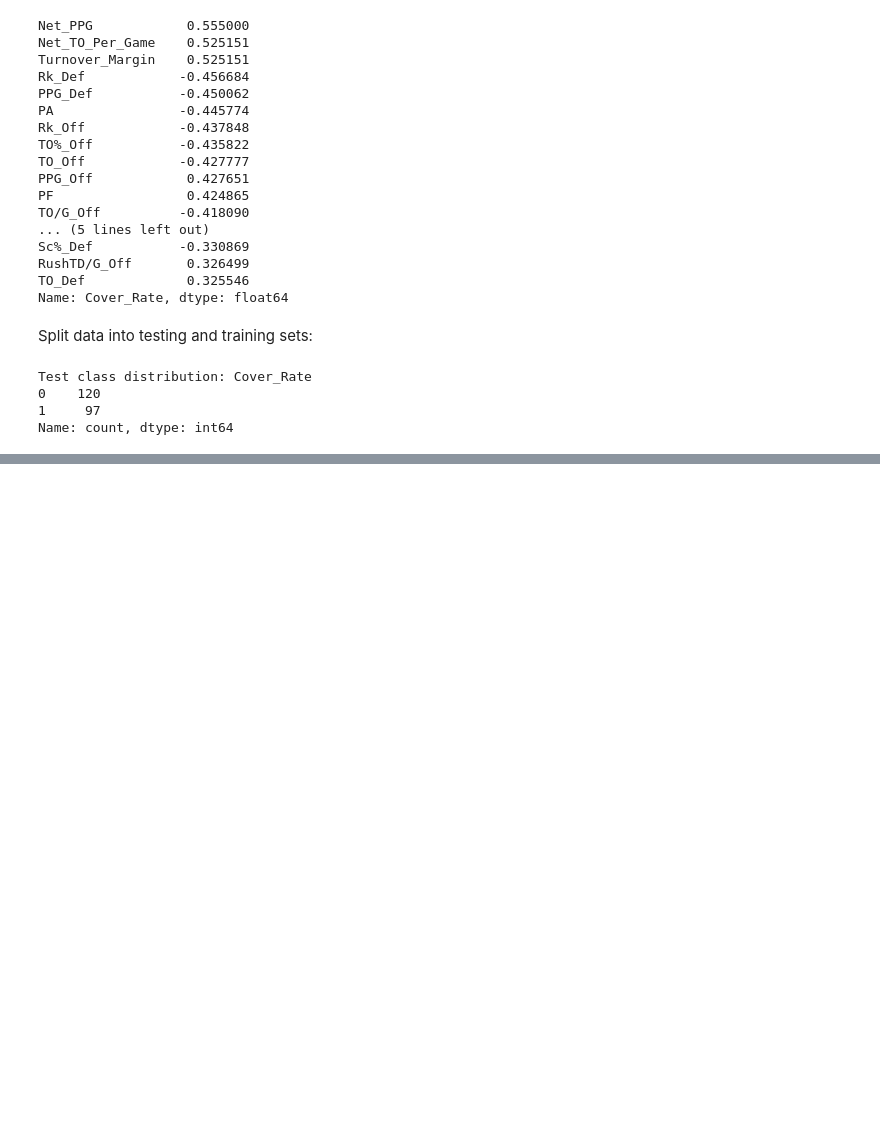
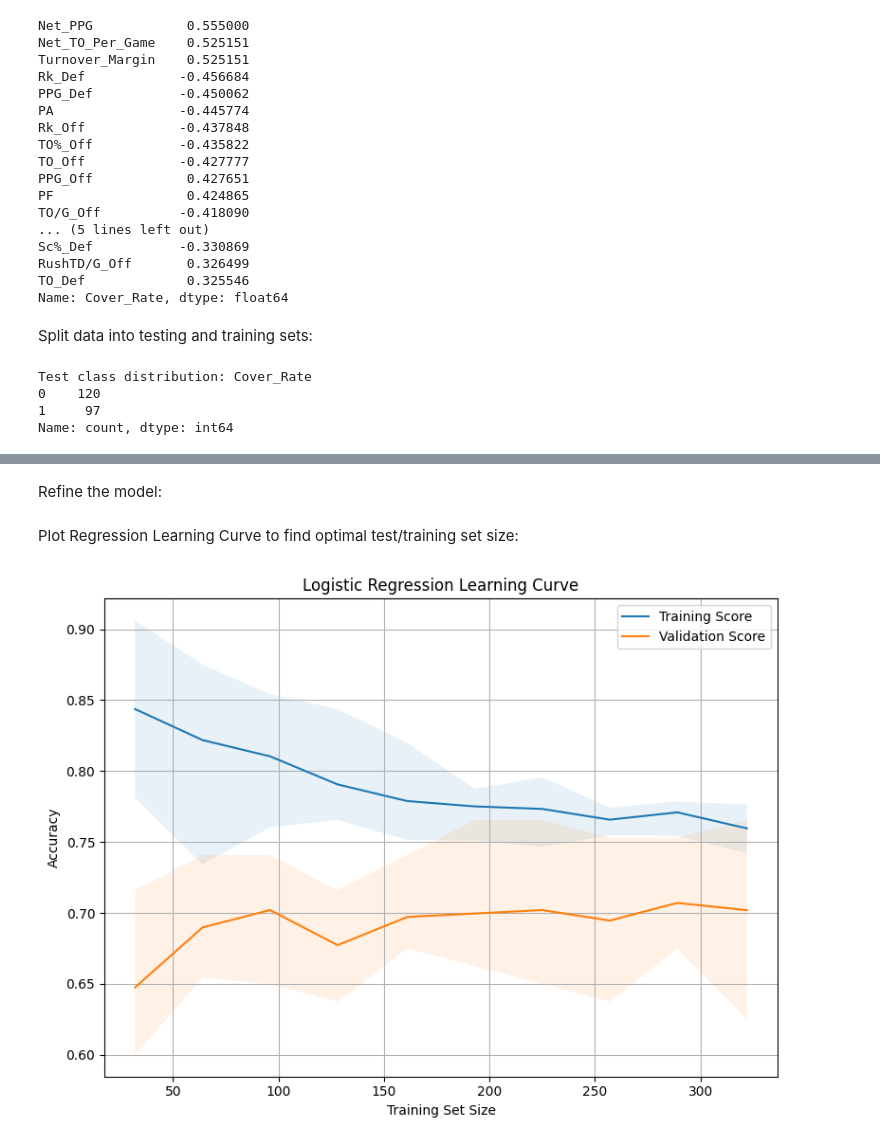
Before and after one commit to nickmazza84/Intro-to-Data-Science-Final-Project, a Jupyter notebook: DataScienceProject.ipynb, the cells around one changed output, grey strips where cells are left out. Drawn from its saved outputs; the diff is of its cells as text; code cells hidden in the pictures; blank space fills up the shorter version.

```diff
--- a/RevisedProject.ipynb
+++ b/DataScienceProject.ipynb
@@ -676,0 +804,46 @@ Top Negative Coefficients (pushing toward 0):
+# %% [markdown]
+<b/>Refine the model:
+# %%
+# Scaled variabled (for Logistic Regression)
+sX = filtered_df_scaled.drop('Cover_Rate', axis=1)
+sy = (filtered_df_scaled['Cover_Rate'] > 0.5).astype(int)
+
+# Split into train and test sets
+sX_train, sX_test, sy_train, sy_test = train_test_split(sX, sy, test_size=0.35, random_state=42, stratify=sy)
+
+#Drop some of the low importance features
+low_importance_features = ['Sc%_Def', 'Sc%_Off', 'Rushing_Att_Def', 'TO_Off', 'PA']
+sX = sX.drop(columns=low_importance_features)
+# %% [markdown]
+<b/>Plot Regression Learning Curve to find optimal test/training set size:
+# %%
+#Model
+model = SVC(kernel='rbf', C=1.0, gamma='scale', probability=True)
+
+#Plot function
+def plot_learning_curve(model, X, y, title="Learning Curve", cv_splits=5):
+    train_sizes, train_scores, val_scores = learning_curve(
+        model, X, y, cv=StratifiedKFold(n_splits=cv_splits), scoring='accuracy', n_jobs=-1,
+        train_sizes=np.linspace(0.1, 1.0, 10), shuffle=True, random_state=42
+    )
+
+    train_mean = train_scores.mean(axis=1)
+    val_mean = val_scores.mean(axis=1)
+
+    plt.figure(figsize=(8, 6))
+    plt.plot(train_sizes, train_mean, label="Training Score")
+    plt.plot(train_sizes, val_mean, label="Validation Score")
+    plt.fill_between(train_sizes, train_scores.min(axis=1), train_scores.max(axis=1), alpha=0.1)
+    plt.fill_between(train_sizes, val_scores.min(axis=1), val_scores.max(axis=1), alpha=0.1)
+
+    plt.title(title)
+    plt.xlabel("Training Set Size")
+    plt.ylabel("Accuracy")
+    plt.legend(loc="best")
+    plt.grid(True)
+    plt.tight_layout()
+    plt.show()
+
+plot_learning_curve(model, sX_train, sy_train, title="Logistic Regression Learning Curve")
+# %% [output]
+[figure, added]
```
Also changed, not shown: parts of 27 cells of this notebook, 17 other files.
